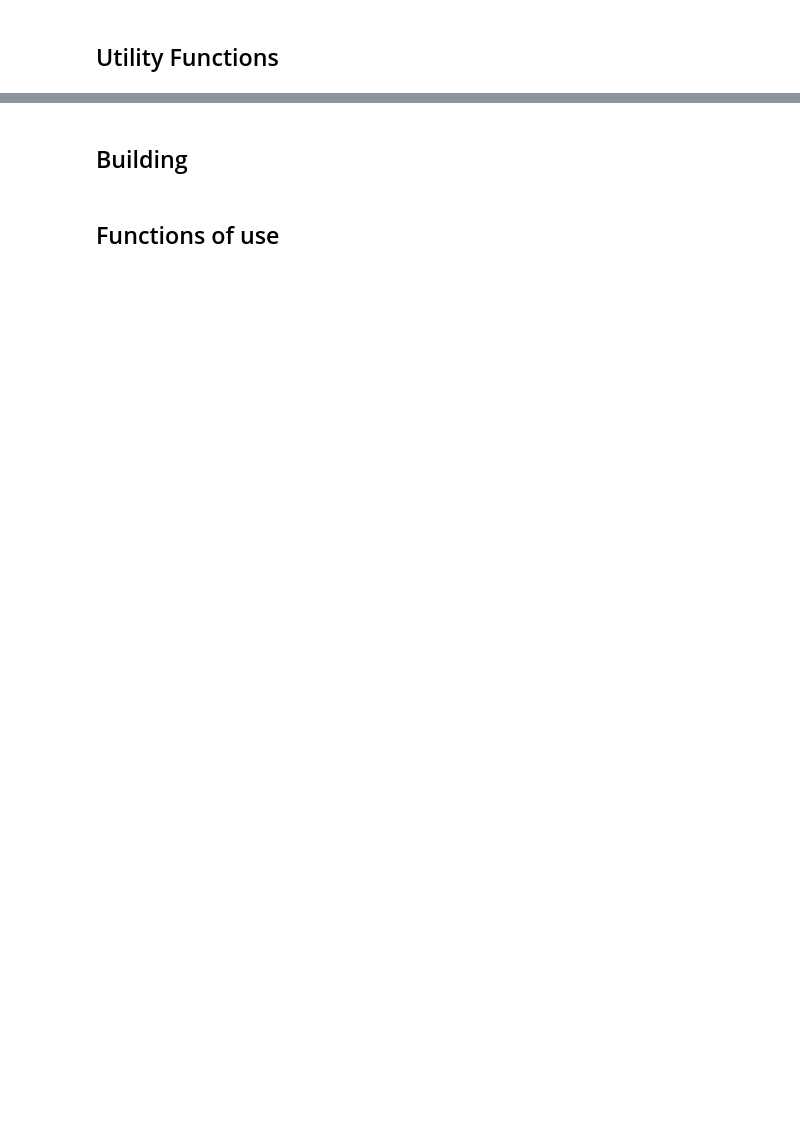
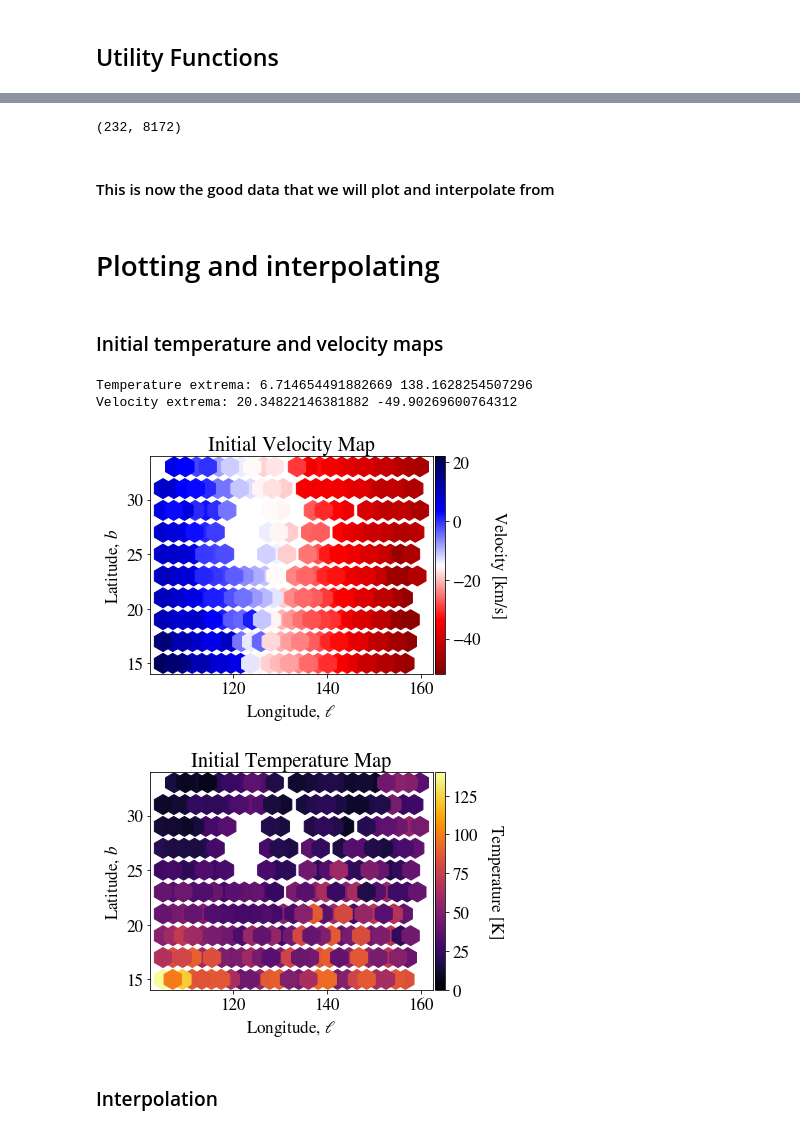
Before and after one commit to James11222/radiolab_repo, a Jupyter notebook: lab4/Darby/north_celestial_pole_mapping.ipynb, the cells around one changed output, grey strips where cells are left out. Cells and saved outputs as stored; diff of their text form; code cells hidden in the pictures; blank space fills up the shorter version.

```diff
--- a/lab4/Darby/north_celestial_pole_mapping.ipynb
+++ b/lab4/Darby/north_celestial_pole_mapping.ipynb
@@ -183 +321,5 @@ for filename in os.listdir(os.getcwd() + '/data/new_celestial_data/celestial_dat
+# %%
+for i in indices:
+    coord = (tuple([ls[i], bs[i]]))
+    data_dict.pop(coord)
 # %%
@@ -233,2 +352,57 @@ array([-1352.95138896, -1352.64196557, -1352.33254219, ...,
+# %%
+main_data = []
+on_data = []
+off_data = []
+for i in range(len(ls)):
+    main = data_dict[(ls[i], bs[i])][0]
+    on = data_dict[(ls[i], bs[i])][1]
+    off = data_dict[(ls[i], bs[i])][2]
+    main_data.append(main), on_data.append(on), off_data.append(off)
+
+main_data = np.array(main_data)
+on_data = np.array(on_data)
+off_data = np.array(off_data)
+# %%
+main_data.shape
+# %% [output]
+(232, 8172)
+# %% [markdown]
+#### This is now the good data that we will plot and interpolate from
+# %% [markdown]
+# Plotting and interpolating
+# %% [markdown]
+### Initial temperature and velocity maps
+# %%
+Ts, vs = calc_peak_max(main_data, on_data, off_data)
+
+T_max, T_min = np.max(Ts), np.min(Ts)
+v_max, v_min = np.max(vs), np.min(vs)
+
+print('Temperature extrema:', T_min, T_max)
+print('Velocity extrema:', v_max, v_min)
+
+
+plt.figure()
+plt.title('Initial Velocity Map')
+plt.scatter(ls, bs, c=vs, cmap='seismic_r', s=400, marker='h', vmin=-52, vmax=22)
+cbar = plt.colorbar(pad=0.005)
+cbar.set_label('Velocity [km/s]', rotation=270, labelpad=25)
+plt.xlabel('Longitude, $\ell$')
+plt.ylabel('Latitude, $b$')
+plt.show()
+
+plt.figure()
+plt.title('Initial Temperature Map')
+plt.scatter(ls, bs, c=Ts, cmap='inferno', s=400, marker='h', vmin=0, vmax=140)
+cbar = plt.colorbar(pad=0.005)
+cbar.set_label('Temperature [K]', rotation=270, labelpad=25)
+plt.xlabel('Longitude, $\ell$')
+plt.ylabel('Latitude, $b$')
+plt.show()
+# %% [output]
+Temperature extrema: 6.714654491882669 138.1628254507296
+Velocity extrema: 20.34822146381882 -49.90269600764312
+[figure, added]
+[figure, added]
 # %% [markdown]
-## Building
+### Interpolation
@@ -270,2 +408,0 @@ array([-1352.95138896, -1352.64196557, -1352.33254219, ...,
-# %% [markdown]
-## Functions of use
```
Also changed, not shown: parts of 33 cells of this notebook.
